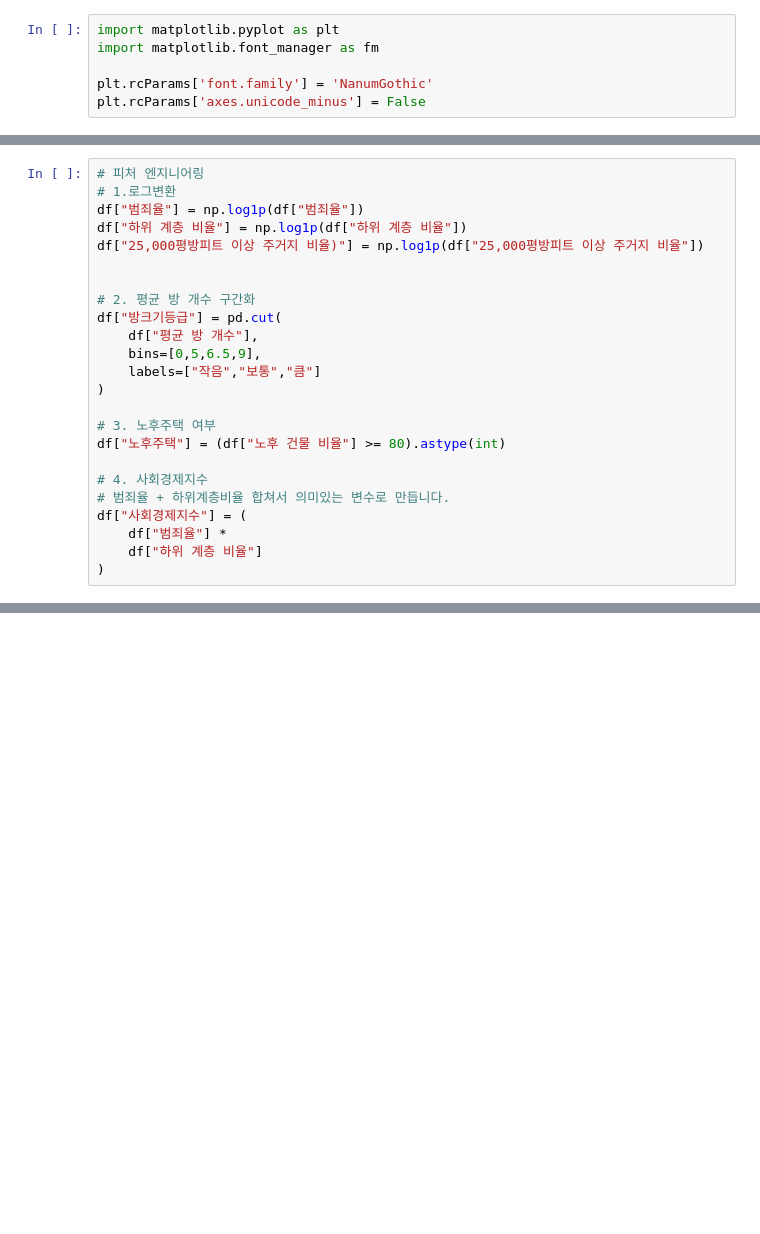
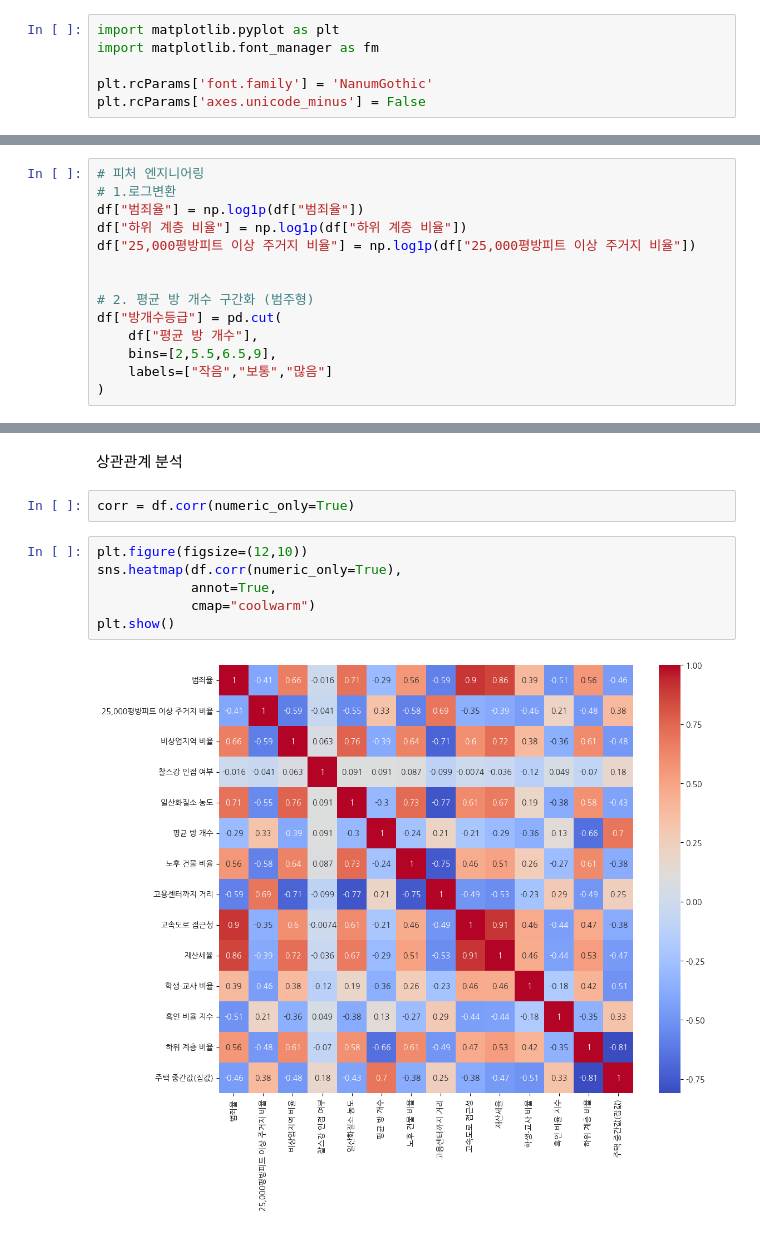
Before and after one commit to agooun-sudo/Gwanggu-ai-academy-park, a Jupyter notebook: 02.프로젝트/02.-프로젝트-데이터분석-탐색적분석(EDA)-보스턴_집값.ipynb, the cells around one changed output, grey strips where cells are left out. Saved outputs shown, nothing was run; the diff lists cells and outputs as text; blank space fills up the shorter version.

```diff
--- a/02.프로젝트/02.-프로젝트-데이터분석-탐색적분석(EDA)-보스턴_집값.ipynb
+++ b/02.프로젝트/02.-프로젝트-데이터분석-탐색적분석(EDA)-보스턴_집값.ipynb
@@ -131,24 +93,0 @@ plt.show()
-# %%
-# 피처 엔지니어링
-# 1.로그변환
-df["범죄율"] = np.log1p(df["범죄율"])
-df["하위 계층 비율"] = np.log1p(df["하위 계층 비율"])
-df["25,000평방피트 이상 주거지 비율)"] = np.log1p(df["25,000평방피트 이상 주거지 비율"])
-
-
-# 2. 평균 방 개수 구간화
-df["방크기등급"] = pd.cut(
-    df["평균 방 개수"],
-    bins=[0,5,6.5,9],
-    labels=["작음","보통","큼"]
-)
-
-# 3. 노후주택 여부
-df["노후주택"] = (df["노후 건물 비율"] >= 80).astype(int)
-
-# 4. 사회경제지수
-# 범죄율 + 하위계층비율 합쳐서 의미있는 변수로 만듭니다.
-df["사회경제지수"] = (
-    df["범죄율"] *
-    df["하위 계층 비율"]
-)
@@ -250,0 +148,14 @@ dtype: float64
+# %%
+# 피처 엔지니어링
+# 1.로그변환
+df["범죄율"] = np.log1p(df["범죄율"])
+df["하위 계층 비율"] = np.log1p(df["하위 계층 비율"])
+df["25,000평방피트 이상 주거지 비율"] = np.log1p(df["25,000평방피트 이상 주거지 비율"])
+
+
+# 2. 평균 방 개수 구간화 (범주형)
+df["방개수등급"] = pd.cut(
+    df["평균 방 개수"],
+    bins=[2,5.5,6.5,9],
+    labels=["작음","보통","많음"]
+)
@@ -250,0 +182,12 @@ dtype: float64
+# %% [markdown]
+상관관계 분석
+# %%
+corr = df.corr(numeric_only=True)
+# %%
+plt.figure(figsize=(12,10))
+sns.heatmap(df.corr(numeric_only=True),
+            annot=True,
+            cmap="coolwarm")
+plt.show()
+# %% [output]
+[figure, added]
```
Also changed, not shown: parts of 19 cells of this notebook, 1 other file.
